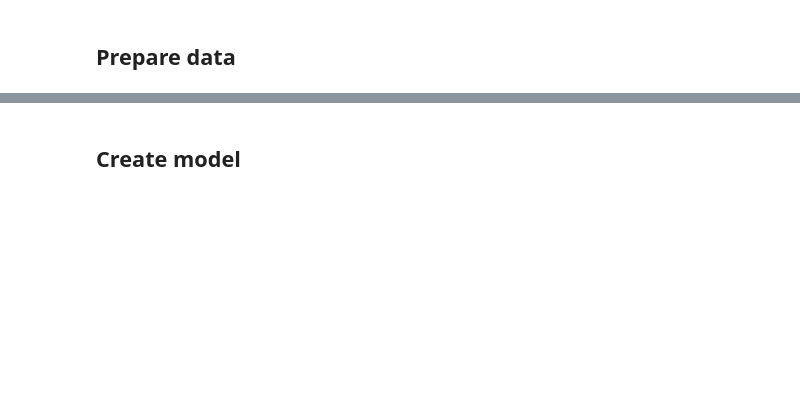
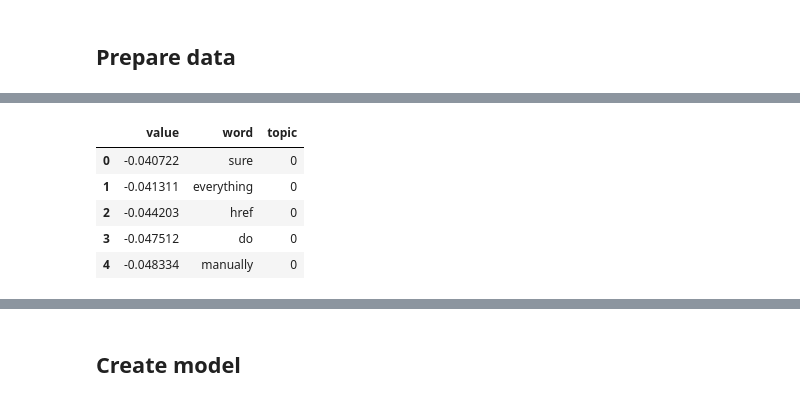
Before and after one commit to EnsarIshakoglu/NLP, a Jupyter notebook: NLP_Text_Classification.ipynb, the cells around one changed output, grey strips where cells are left out. Saved outputs shown, nothing was run; the diff lists cells and outputs as text; code cells hidden in the pictures; blank space fills up the shorter version.

```diff
--- a/NLP_Text_Classification.ipynb
+++ b/NLP_Text_Classification.ipynb
@@ -236,0 +237,2 @@ dtype: int64
+# %%
+texts = df.body.apply(simple_preprocess)
@@ -236,0 +274,20 @@ dtype: int64
+# %%
+n_words = 10
+
+topic_words = pd.DataFrame({})
+
+for i, topic in enumerate(lsi_model.get_topics()):
+    top_feature_ids = topic.argsort()[-n_words:][::-1]
+    feature_values = topic[top_feature_ids]
+    words = [dictionary[id] for id in top_feature_ids]
+    topic_df = pd.DataFrame({'value': feature_values, 'word': words, 'topic': i})
+    topic_words = pd.concat([topic_words, topic_df], ignore_index=True)
+
+topic_words.head()
+# %% [output]
+|  | value | word | topic |
+| 0 | -0.040722 | sure | 0 |
+| 1 | -0.041311 | everything | 0 |
+| 2 | -0.044203 | href | 0 |
+| 3 | -0.047512 | do | 0 |
+| 4 | -0.048334 | manually | 0 |
```
Also changed, not shown: parts of 28 cells of this notebook.
